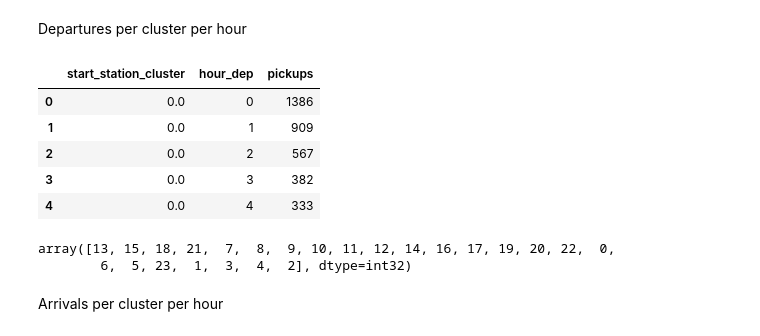
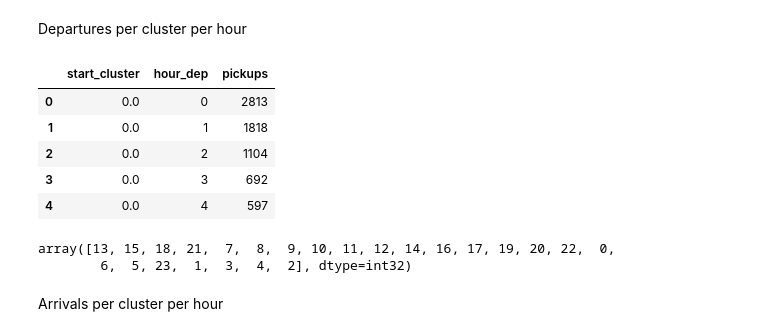
Before and after one commit to Cami967j/Introduction-to-business-analytics, a Jupyter notebook: assignment.ipynb, the cells around one changed output. Drawn from its saved outputs; the diff is of its cells as text; code cells hidden in the pictures.

```diff
--- a/assignment.ipynb
+++ b/assignment.ipynb
@@ -43,8 +43,8 @@ np.random.seed(42)
 # %%
 # Loading the dataset
 #data = pd.read_csv('Trips_2018.csv')
-data = pd.read_csv('/Users/sofiehultengren/Desktop/Skrivebord – MacBook Pro tilhørende Sofie/Uni/Kandidat /3. semester/42577 Business analytics/Assignment/Trips_2018.csv')
-
+#data = pd.read_csv('/Users/sofiehultengren/Desktop/Skrivebord – MacBook Pro tilhørende Sofie/Uni/Kandidat /3. semester/42577 Business analytics/Assignment/Trips_2018.csv')
+data = pd.read_csv('/Users/Ejer/Desktop/DTU/Kandidat/3. Semester/Business analytics/Project/Trips_2018.csv')
 observations = data.shape[0]
 attributes = data.shape[1]
 print(f"Size of the dataset: {data.shape}")
@@ -317,7 +352,7 @@ station_usage = pd.merge(start_usage, end_usage, on='station_id', how='outer').f
 
 # Add usage counts to the unique station table
 unique_stations = pd.merge(unique_stations, station_usage, on='station_id', how='left').fillna(0)
-
+unique_stations['counts'] = unique_stations['start_count'] + unique_stations['end_count']
 # Total usage (pickups + dropoffs)
 unique_stations['total_usage'] = unique_stations['start_count'] + unique_stations['end_count']
 
@@ -545,22 +590,22 @@ Mapping stations to cluster
 # %% [markdown]
 Departures per cluster per hour
 # %%
-data_wo_outliers['hour_dep'] = data_wo_outliers['starttime'].dt.hour
+data_wo_outliers_1['hour_dep'] = data_wo_outliers_1['starttime'].dt.hour
 hourly_dep = (
-    data_wo_outliers.groupby(['start_station_cluster', 'hour_dep'])
+    data_wo_outliers_1.groupby(['start_cluster', 'hour_dep'])
         .size()
         .reset_index(name='pickups')
 )
 display(hourly_dep.head())
 
-display(data_wo_outliers['hour_dep'].unique())
+display(data_wo_outliers_1['hour_dep'].unique())
 # %% [output]
-|  | start_station_cluster | hour_dep | pickups |
-| 0 | 0.0 | 0 | 1386 |
-| 1 | 0.0 | 1 | 909 |
-| 2 | 0.0 | 2 | 567 |
-| 3 | 0.0 | 3 | 382 |
-| 4 | 0.0 | 4 | 333 |
+|  | start_cluster | hour_dep | pickups |
+| 0 | 0.0 | 0 | 2813 |
+| 1 | 0.0 | 1 | 1818 |
+| 2 | 0.0 | 2 | 1104 |
+| 3 | 0.0 | 3 | 692 |
+| 4 | 0.0 | 4 | 597 |
 array([13, 15, 18, 21,  7,  8,  9, 10, 11, 12, 14, 16, 17, 19, 20, 22,  0,
         6,  5, 23,  1,  3,  4,  2], dtype=int32)
 # %% [markdown]
```
Also changed, not shown: parts of 24 cells of this notebook.
